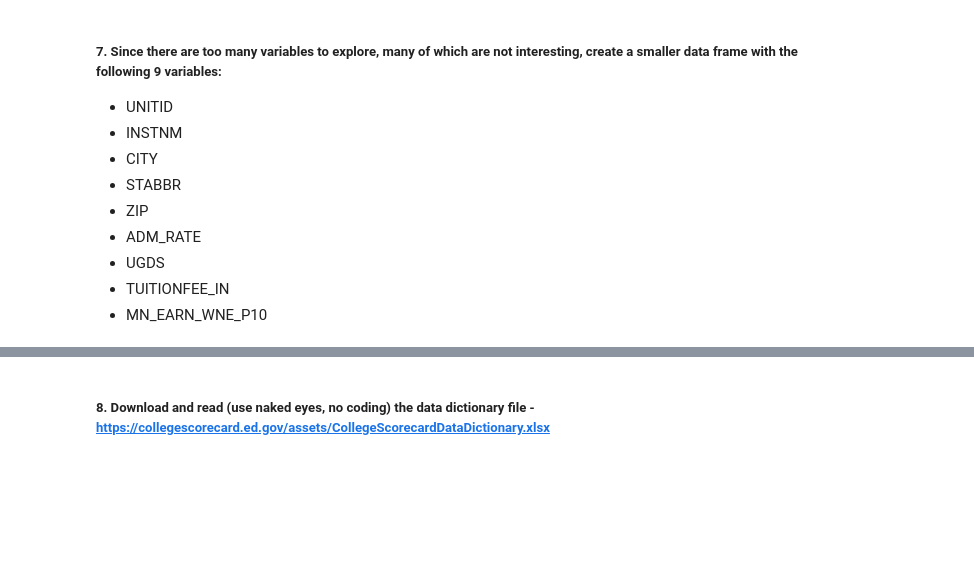
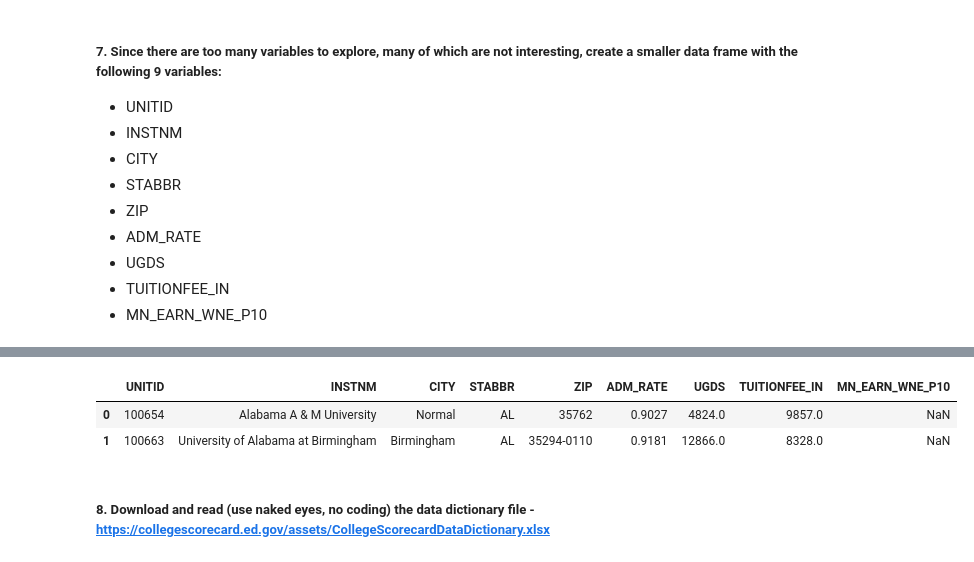
Before and after one commit to davidsadovy/data690_fall2022, a Jupyter notebook: assignment_04/assignment_04.ipynb, the cells around one changed output, grey strips where cells are left out. Cells and saved outputs as stored; diff of their text form; code cells hidden in the pictures; blank space fills up the shorter version.

```diff
--- a/assignment_04/assignment_04.ipynb
+++ b/assignment_04/assignment_04.ipynb
@@ -106,3 +80,13 @@ df2
+# %%
+# define new data frame which only includes the 9 selected columns
+df2 = df[["UNITID", "INSTNM", "CITY", "STABBR", "ZIP", "ADM_RATE", "UGDS", "TUITIONFEE_IN", "MN_EARN_WNE_P10"]]
+
+# show the first 2 rows to confirm the 9 selected columns
+df2.head(2)
+# %% [output]
+|  | UNITID | INSTNM | CITY | STABBR | ZIP | ADM_RATE | UGDS | TUITIONFEE_IN | MN_EARN_WNE_P10 |
+| 0 | 100654 | Alabama A & M University | Normal | AL | 35762 | 0.9027 | 4824.0 | 9857.0 | NaN |
+| 1 | 100663 | University of Alabama at Birmingham | Birmingham | AL | 35294-0110 | 0.9181 | 12866.0 | 8328.0 | NaN |
 # %% [markdown]
 ##### 8.  Download and read (use naked eyes, no coding) the data dictionary file - https://collegescorecard.ed.gov/assets/CollegeScorecardDataDictionary.xlsx
 # %% [markdown]
```
Also changed, not shown: parts of 26 cells of this notebook.
